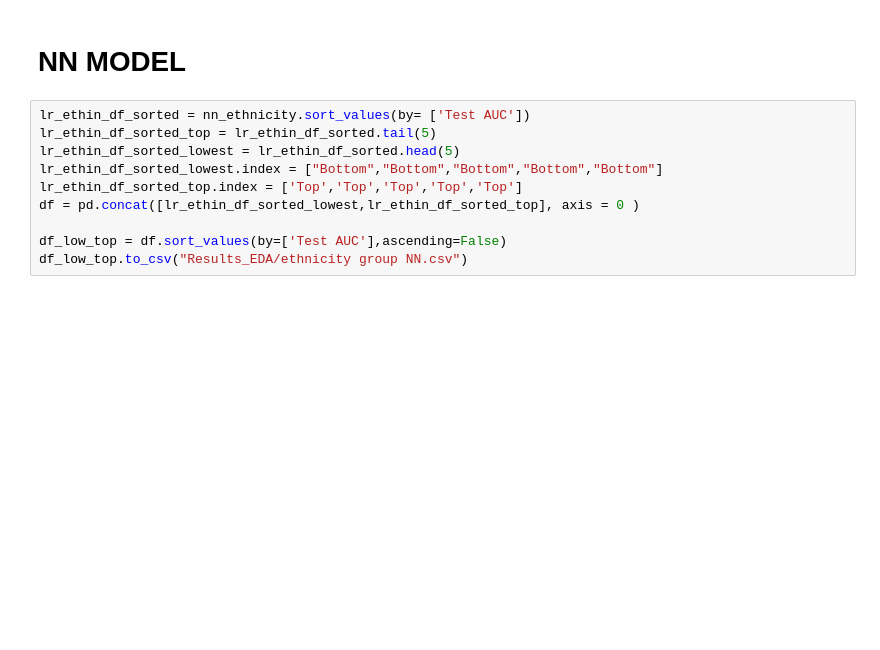
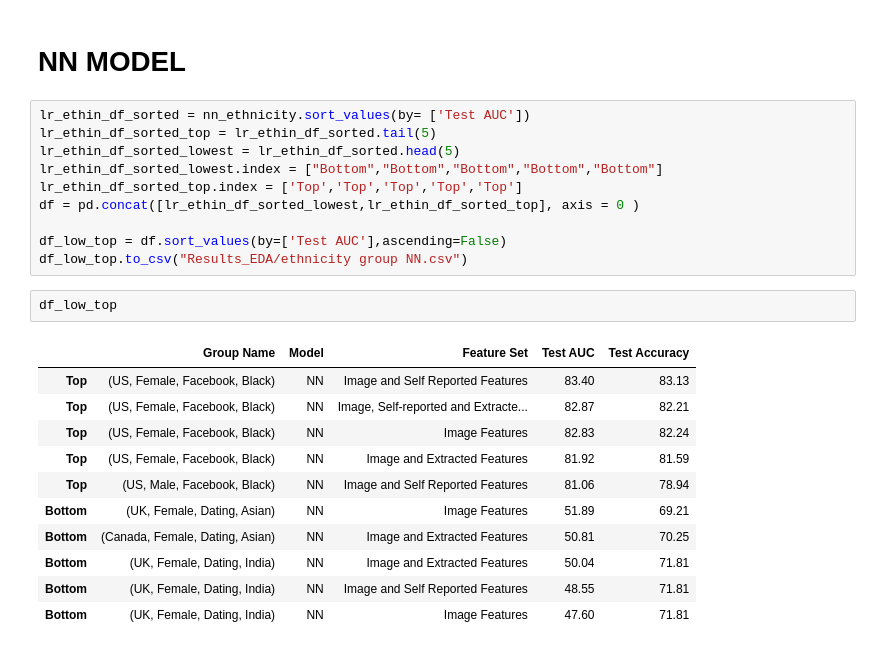
Before and after one commit to thejat/facial-political-recognition, a Jupyter notebook: Results_EDA.ipynb, the cells around one changed output. Cells and saved outputs as stored; diff of their text form; blank space fills up the shorter version.

```diff
--- a/Results_EDA.ipynb
+++ b/Results_EDA.ipynb
@@ -164,3 +178,17 @@ df = pd.concat([lr_ethin_df_sorted_lowest,lr_ethin_df_sorted_top], axis = 0 )
 
 df_low_top = df.sort_values(by=['Test AUC'],ascending=False)
 df_low_top.to_csv("Results_EDA/ethnicity group NN.csv")
+# %%
+df_low_top
+# %% [output]
+|  | Group Name | Model | Feature Set | Test AUC | Test Accuracy |
+| Top | (US, Female, Facebook, Black) | NN | Image and Self Reported Features | 83.40 | 83.13 |
+| Top | (US, Female, Facebook, Black) | NN | Image, Self-reported and Extracte... | 82.87 | 82.21 |
+| Top | (US, Female, Facebook, Black) | NN | Image Features | 82.83 | 82.24 |
+| Top | (US, Female, Facebook, Black) | NN | Image and Extracted Features | 81.92 | 81.59 |
+| Top | (US, Male, Facebook, Black) | NN | Image and Self Reported Features | 81.06 | 78.94 |
+| Bottom | (UK, Female, Dating, Asian) | NN | Image Features | 51.89 | 69.21 |
+| Bottom | (Canada, Female, Dating, Asian) | NN | Image and Extracted Features | 50.81 | 70.25 |
+| Bottom | (UK, Female, Dating, India) | NN | Image and Extracted Features | 50.04 | 71.81 |
+| Bottom | (UK, Female, Dating, India) | NN | Image and Self Reported Features | 48.55 | 71.81 |
+| Bottom | (UK, Female, Dating, India) | NN | Image Features | 47.60 | 71.81 |
```
Also changed, not shown: parts of 1 cell of this notebook, 2 other files.
